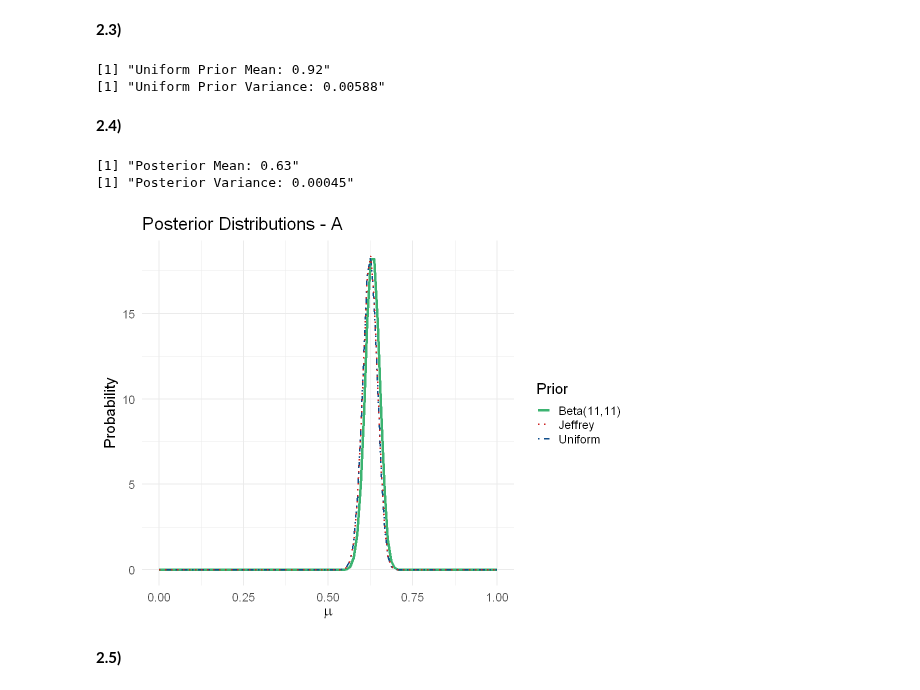
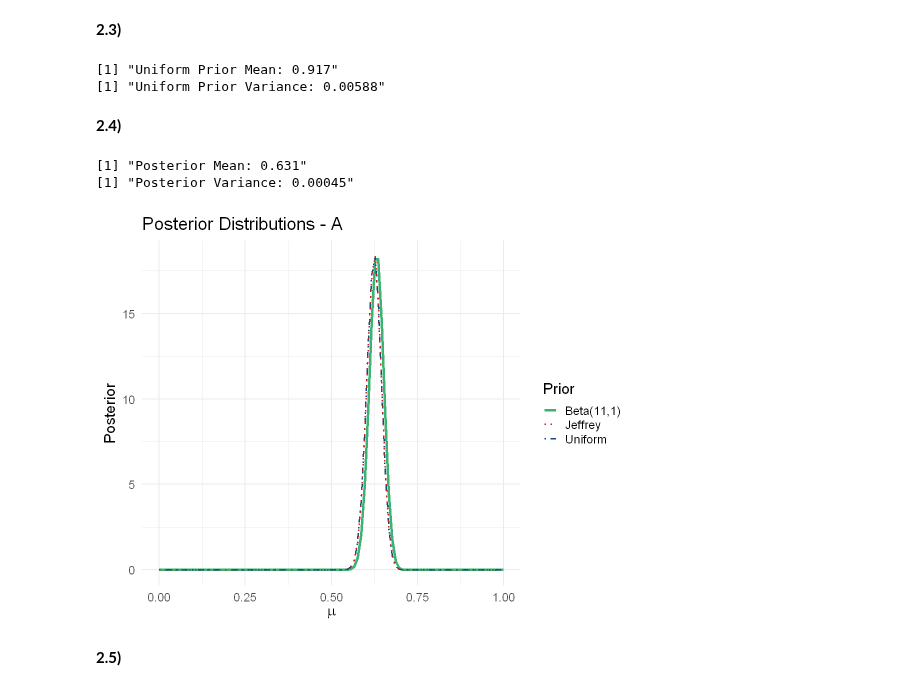
Before and after one commit to Berto70/advstat, a Jupyter notebook: ex3/Bertinelli_Gabriele_Rlab03.ipynb, the cells around one changed output. Drawn from its saved outputs; the diff is of its cells as text; code cells hidden in the pictures.

```diff
--- a/ex3/Bertinelli_Gabriele_Rlab03.ipynb
+++ b/ex3/Bertinelli_Gabriele_Rlab03.ipynb
@@ -236,44 +267,44 @@ B.unif.beta <- 1
 B.unif.mean <- B.unif.alpha/(B.unif.alpha + B.unif.beta)
 B.unif.var <- (B.unif.alpha*B.unif.beta)/((B.unif.alpha + B.unif.beta)^2 * (B.unif.alpha + B.unif.beta + 1))
 
-print(sprintf("Uniform Prior Mean: %.2f", B.unif.mean))
+print(sprintf("Uniform Prior Mean: %.3f", B.unif.mean))
 print(sprintf("Uniform Prior Variance: %.5f", B.unif.var))
 # %% [output]
-[1] "Uniform Prior Mean: 0.92"
+[1] "Uniform Prior Mean: 0.917"
 [1] "Uniform Prior Variance: 0.00588"
 # %% [markdown]
 **2.4)**
 # %%
 # Beta(11, 1) as prior for A -> Beta(11+312, 1+188) = Beta(323, 189) posterior
 
 A.new.alpha <- 323
 A.new.beta <- 189
 
 A.new.mean <- A.new.alpha/(A.new.alpha + A.new.beta)
 A.new.var <- (A.new.alpha*A.new.beta)/((A.new.alpha + A.new.beta)^2 * (A.new.alpha + A.new.beta + 1))
 
-print(sprintf("Posterior Mean: %.2f", A.new.mean))
+print(sprintf("Posterior Mean: %.3f", A.new.mean))
 print(sprintf("Posterior Variance: %.5f", A.new.var))
 
 x <- seq(0, 1, length=100)
 
 A.new.pdf <- dbeta(x, A.new.alpha, A.new.beta)
 
 options(repr.plot.width = 9, repr.plot.height = 7)
 
 A.new.plot <- ggplot() +
 	geom_line(aes(x=x, y=A.new.pdf, color='Beta(11,1)'), lwd=1.5) +
 	geom_line(aes(x=x, y=A.unif.pdf, color='Uniform'), lwd=1, linetype='dotdash') +
 	geom_line(aes(x=x, y=A.jeff.pdf, color='Jeffrey'), lwd=1, linetype='dotted') +
 	labs(x=TeX(r'(\mu)'), y='Posterior', title='Posterior Distributions - A', color = 'Prior') +
 	theme_minimal(base_size = 18) +
-	scale_color_manual(values=c('Beta(11,11)' = 'mediumseagreen', 'Uniform' = 'dodgerblue4', 'Jeffrey' = 'firebrick3'))
+	scale_color_manual(values=c('Beta(11,1)' = 'mediumseagreen', 'Uniform' = 'dodgerblue4', 'Jeffrey' = 'firebrick3'))
 
 A.new.plot
 # %% [output]
-[1] "Posterior Mean: 0.63"
+[1] "Posterior Mean: 0.631"
 [1] "Posterior Variance: 0.00045"
-[figure, old version]
+[figure, new version]
 # %% [markdown]
 **2.5)**
 # %%
```
Also changed, not shown: parts of 6 cells of this notebook.
